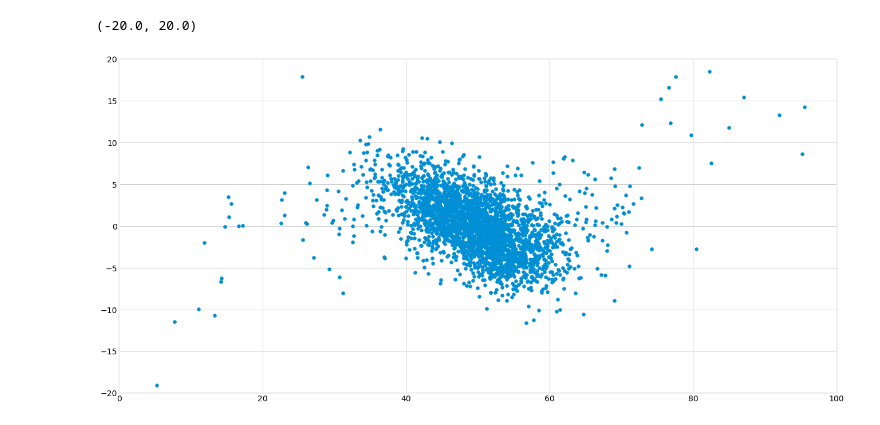
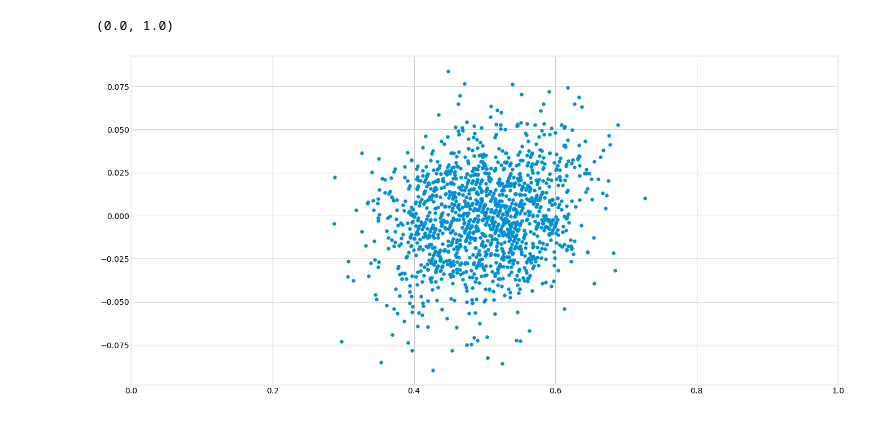
Before and after one commit to mattstonkus/Analyzing_Baseball_Data_Python, a Jupyter notebook: Runs and Wins.ipynb, the cells around one changed output. Saved outputs shown, nothing was run; the diff lists cells and outputs as text; code cells hidden in the pictures.

```diff
--- a/Runs and Wins.ipynb
+++ b/Runs and Wins.ipynb
@@ -16,5 +23,7 @@ teams_df = gd.make_df("Teams")
 # %%
-teams_df['Win Percentage'] = teams_df['W']/teams_df['G']*100
+teams_df = gd.make_df("Teams")
+teams_df = teams_df[teams_df['yearID'] >=1970]
+teams_df['Win Percentage'] = teams_df['W']/teams_df['G']
 teams_df['Runs Per Game'] = teams_df['R']/teams_df['G']
 teams_df['Runs Allowed Per Game'] = teams_df['RA']/teams_df['G']
 teams_df['Run Difference Per Game'] = teams_df['Runs Per Game'] - teams_df['Runs Allowed Per Game']
@@ -114,3 +73,10 @@ Notes:
 # %%
 prediction = full_model.predict(teams_df[['Runs Per Game','Runs Allowed Per Game','Intercept']])
 res = prediction - teams_df['Win Percentage']
+plt.style.use('fivethirtyeight')
+fig, ax = plt.subplots(figsize= (20,10))
+fig.patch.set_facecolor('white')
+ax.scatter(prediction, res)
+ax.set_facecolor('white')
+#ax.set_xlim(0,100)
+#ax.set_ylim(-20,20)
@@ -116,0 +89,9 @@ res = prediction - teams_df['Win Percentage']
+# %%
+import numpy as np
+teams_df = teams_df[teams_df['yearID'] >=1970]
+y = teams_df['Win Percentage']
+teams_df['bill_james'] = teams_df['R']**2/(teams_df['R']**2 + teams_df['RA']**2)
+X = teams_df['bill_james']
+# %%
+bill_james_model = sm.OLS(y, X).fit()
+print(bill_james_model.summary())
@@ -117,12 +116,12 @@ res = prediction - teams_df['Win Percentage']
 # %%
+prediction = bill_james_model.predict(X)
+res = prediction - y
 plt.style.use('fivethirtyeight')
 fig, ax = plt.subplots(figsize= (20,10))
 fig.patch.set_facecolor('white')
 ax.scatter(prediction, res)
 ax.set_facecolor('white')
-ax.set_xlim(0,100)
-ax.set_ylim(-20,20)
-#ax.set_title('Average Runs by League')
+ax.set_xlim(0,1)
 # %% [output]
-(-20.0, 20.0)
+(0.0, 1.0)
-[figure, old version]
+[figure, new version]
```
Also changed, not shown: parts of 12 cells of this notebook.
